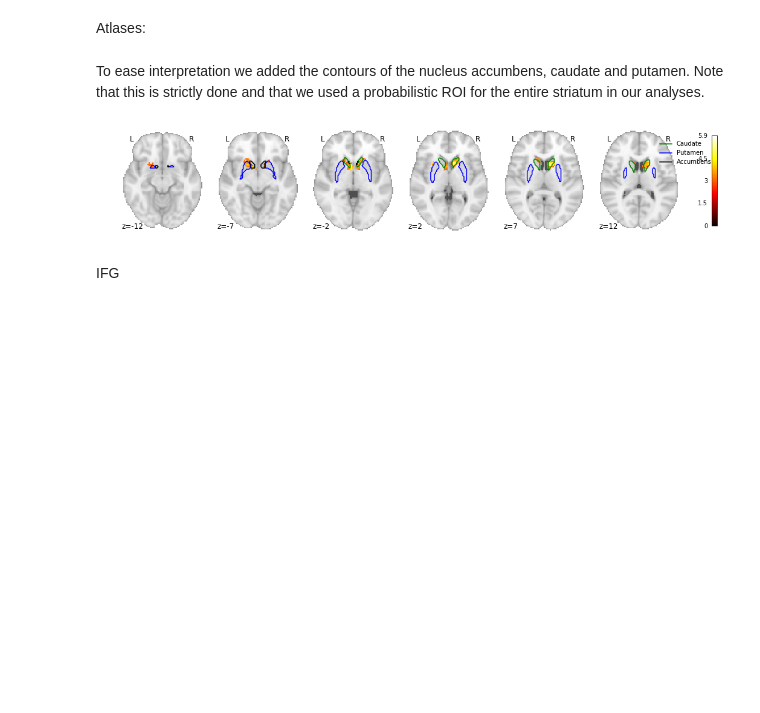
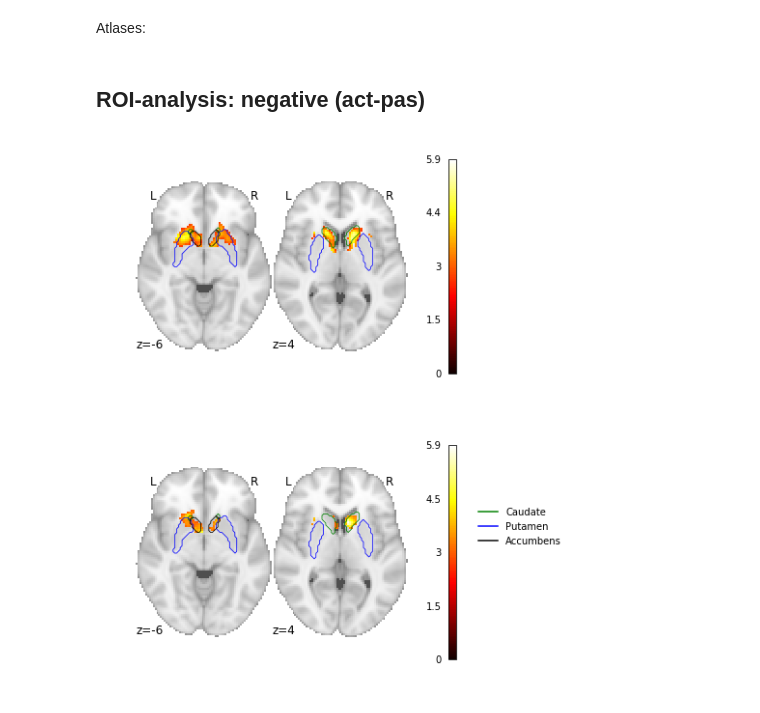
Before and after one commit to lukassnoek/MorbidCuriosityFMRI, a Jupyter notebook: code/plotting/plot_notebook.ipynb, the cells around one changed output. Saved outputs shown, nothing was run; the diff lists cells and outputs as text; code cells hidden in the pictures; blank space fills up the shorter version.

Commit message:
Update plots

```diff
--- a/code/plotting/plot_notebook.ipynb
+++ b/code/plotting/plot_notebook.ipynb
@@ -67,44 +67,52 @@ subc_rois = ['Left Caudate', 'Right Caudate',
              'Left Accumbens', 'Right Accumbens']
 cort_rois = ['Inferior Frontal Gyrus, pars triangularis',
              'Inferior Frontal Gyrus, pars opercularis']
-# %% [markdown]
-To ease interpretation we added the contours of the nucleus accumbens, caudate and putamen.
-Note that this is strictly done and that we used a probabilistic ROI for the entire striatum in our analyses.
+# %% [markdown]
+## ROI-analysis: negative (act-pas)
 # %%
-display = plotting.plot_stat_map(
-    stat_map_img=data['desc_negpos']['Striatum']['actpas']['t_masked'],
-    display_mode='z',
-    cut_coords=np.linspace(-12, 12, 6),
-    colorbar=True
-)
+fig, axes = plt.subplots(nrows=2, figsize=(6, 10))
 
-contour_colors = ['green', 'green', 'blue', 'blue', 'black', 'black']
-atlas_map = nib.load(subc_atlas['maps']).get_data()
-for i, roi in enumerate(subc_rois):
-    mask = atlas_map == subc_atlas['labels'].index(roi)
-    mask = nib.Nifti1Image(mask.astype(int), affine=nib.load(subc_atlas['maps']).affine)
-    display.add_contours(
-        mask,
-        levels=[0.8],
-        colors=contour_colors[i],#'k',
-        antialiased=True,
-        linewidths=1.5
+imgs = [
+    data['desc_neg']['Striatum']['actpas']['t_masked'],
+    data['desc_negpos']['Striatum']['actpas']['t_masked']
+]
+
+for i, img in enumerate(imgs):
+    display = plotting.plot_stat_map(
+        stat_map_img=img,
+        display_mode='z',
+        cut_coords=[-6,4],
+        colorbar=True,
+        figure=fig,
+        axes=axes[i]
     )
+
+    contour_colors = ['green', 'green', 'blue', 'blue', 'black', 'black']
+    atlas_map = nib.load(subc_atlas['maps']).get_data()
+    for i, roi in enumerate(subc_rois):
+        mask = atlas_map == subc_atlas['labels'].index(roi)
+        mask = nib.Nifti1Image(mask.astype(int), affine=nib.load(subc_atlas['maps']).affine)
+        display.add_contours(
+            mask,
+            levels=[0.1],
+            colors=contour_colors[i],#'k',
+            antialiased=True,
+            linewidths=.75
+        )
 
 plt.legend(
     handles=[
         plt.Line2D([0], [0], color='green'),
         plt.Line2D([0], [0], color='blue'),
         plt.Line2D([0], [0], color='black')
     ],
     labels=['Caudate', 'Putamen', 'Accumbens'],
-    frameon=False
+    frameon=False,
+    bbox_to_anchor=(15.1, 0.75)
 )
 
-display.savefig('figures/desc-negpos_striatum.png', dpi=400)
+#display.savefig('figures/desc-neg_striatum.png', dpi=400)
 plotting.show()
 display.close()
 # %% [output]
-[figure, old version]
+[figure, new version]
-# %% [markdown]
-IFG
```
Also changed, not shown: parts of 4 cells of this notebook, 4 other files.
